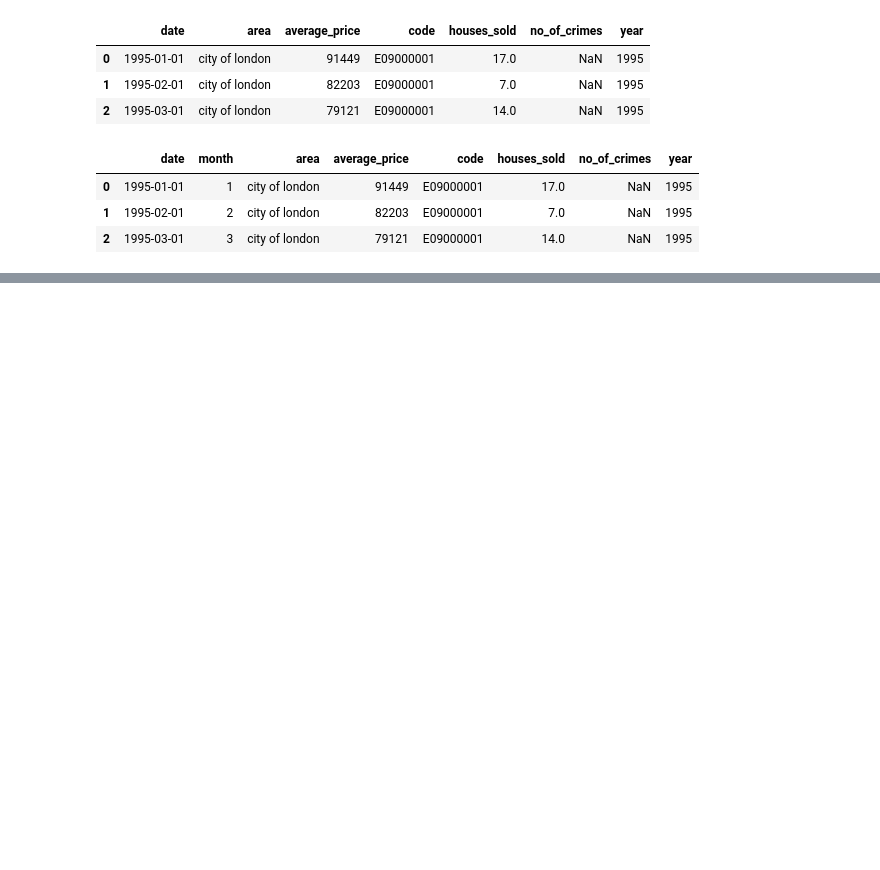
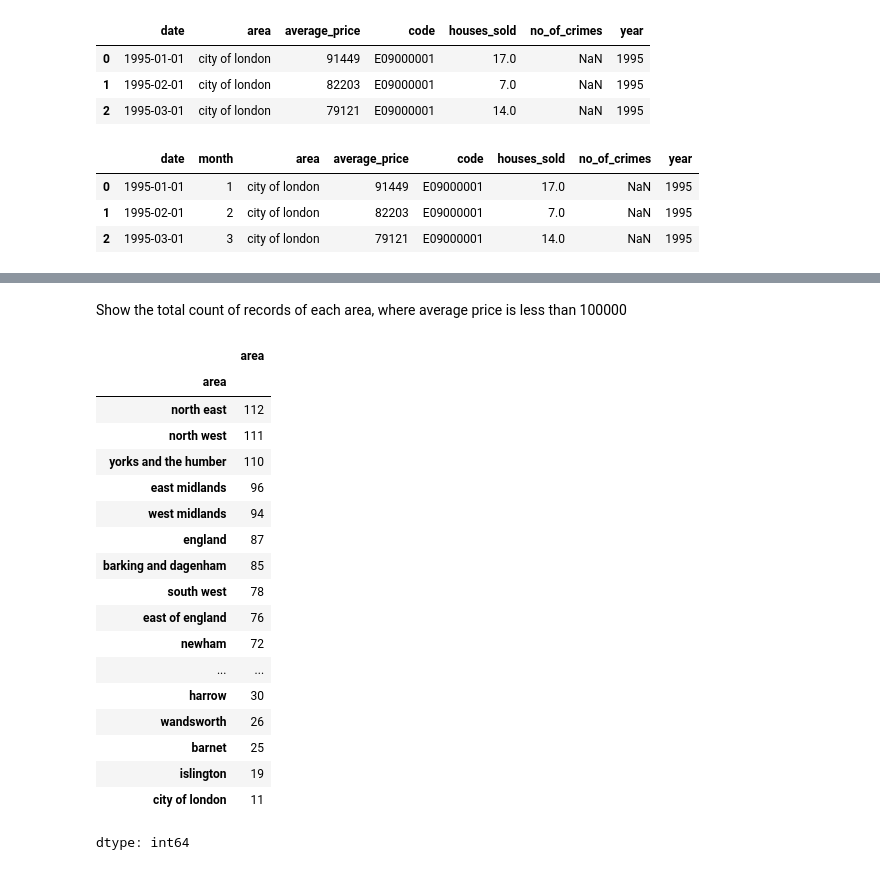
Before and after one commit to davinavc/Data-Analyst, a Jupyter notebook: London_Housing.ipynb, the cells around one changed output, grey strips where cells are left out. Saved outputs shown, nothing was run; the diff lists cells and outputs as text; code cells hidden in the pictures; blank space fills up the shorter version.

```diff
--- a/London_Housing.ipynb
+++ b/London_Housing.ipynb
@@ -104,0 +154,24 @@ data[data['no_of_crimes'] == 0]
+# %% [markdown]
+Show the total count of records of each area, where average price is less than 100000
+# %%
+data[data['average_price'] < 100000].groupby('area')['area'].count().sort_values(ascending=False)
+# %% [output]
+|  | area |
+| area |  |
+| north east | 112 |
+| north west | 111 |
+| yorks and the humber | 110 |
+| east midlands | 96 |
+| west midlands | 94 |
+| england | 87 |
+| barking and dagenham | 85 |
+| south west | 78 |
+| east of england | 76 |
+| newham | 72 |
+| ... | ... |
+| harrow | 30 |
+| wandsworth | 26 |
+| barnet | 25 |
+| islington | 19 |
+| city of london | 11 |
+dtype: int64
```
Also changed, not shown: parts of 13 cells of this notebook.
